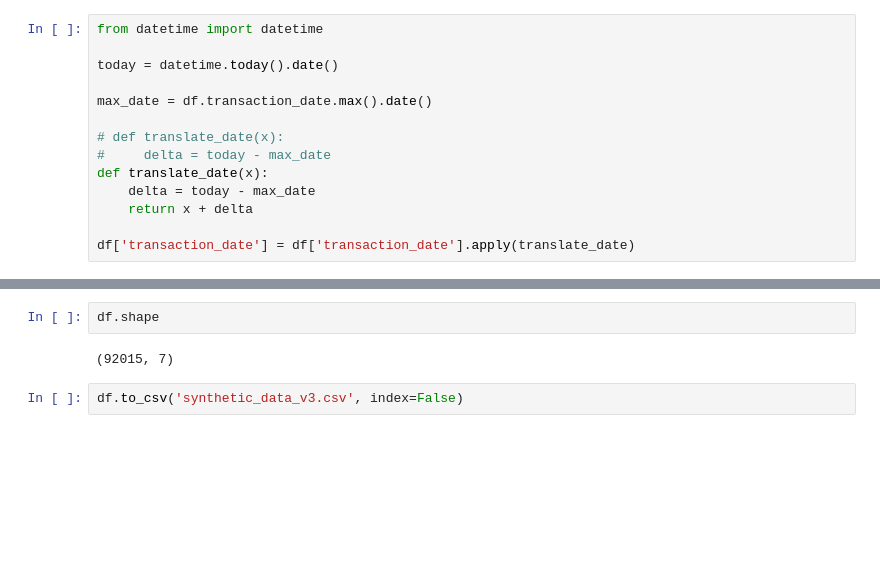
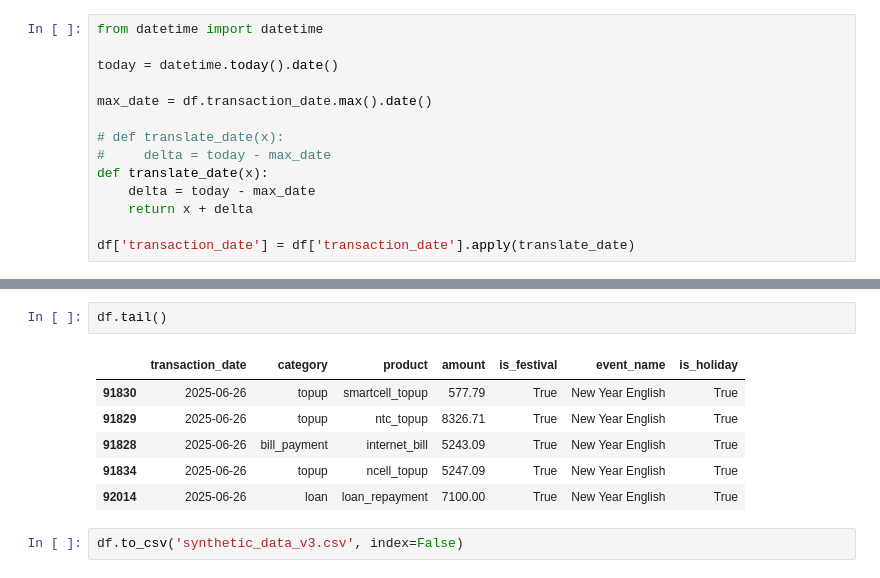
Before and after one commit to prayusgit/forecast_dashboard, a Jupyter notebook: project/data/check.ipynb, the cells around one changed output, grey strips where cells are left out. Saved outputs shown, nothing was run; the diff lists cells and outputs as text; blank space fills up the shorter version.

```diff
--- a/project/data/check.ipynb
+++ b/project/data/check.ipynb
@@ -73,7 +108,12 @@ df.head()
 # %%
-df.shape
+df.tail()
 # %% [output]
-(92015, 7)
+|  | transaction_date | category | product | amount | is_festival | event_name | is_holiday |
+| 91830 | 2025-06-26 | topup | smartcell_topup | 577.79 | True | New Year English | True |
+| 91829 | 2025-06-26 | topup | ntc_topup | 8326.71 | True | New Year English | True |
+| 91828 | 2025-06-26 | bill_payment | internet_bill | 5243.09 | True | New Year English | True |
+| 91834 | 2025-06-26 | topup | ncell_topup | 5247.09 | True | New Year English | True |
+| 92014 | 2025-06-26 | loan | loan_repayment | 7100.00 | True | New Year English | True |
 # %%
 df.to_csv('synthetic_data_v3.csv', index=False)
 # %%
```
Also changed, not shown: parts of 6 cells of this notebook, 21 other files.
